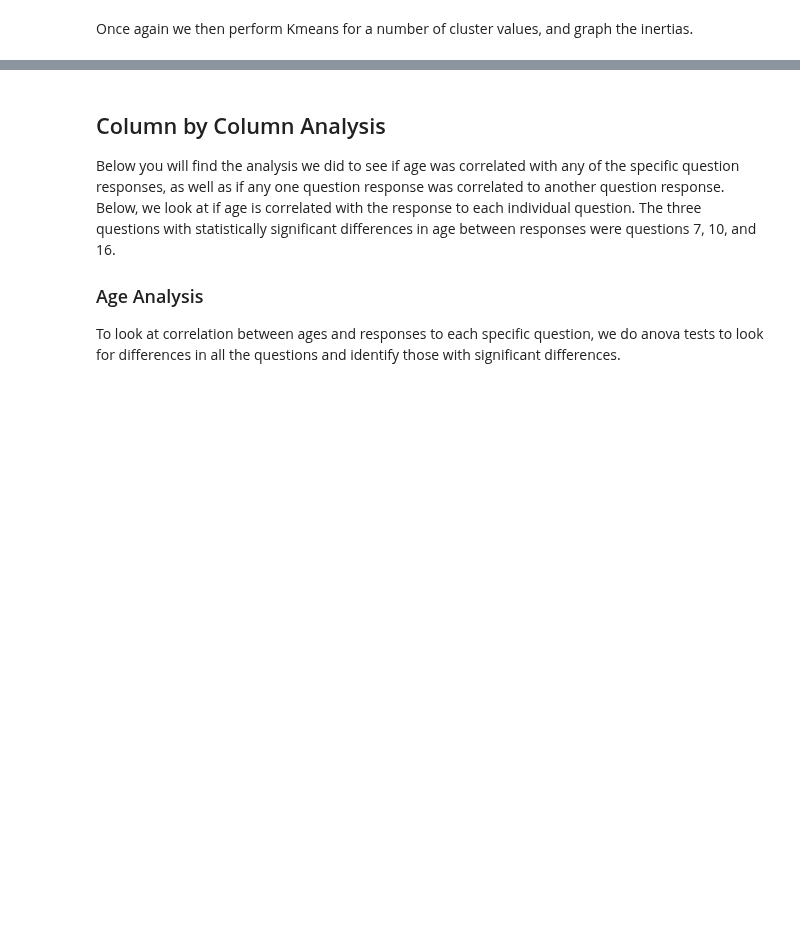
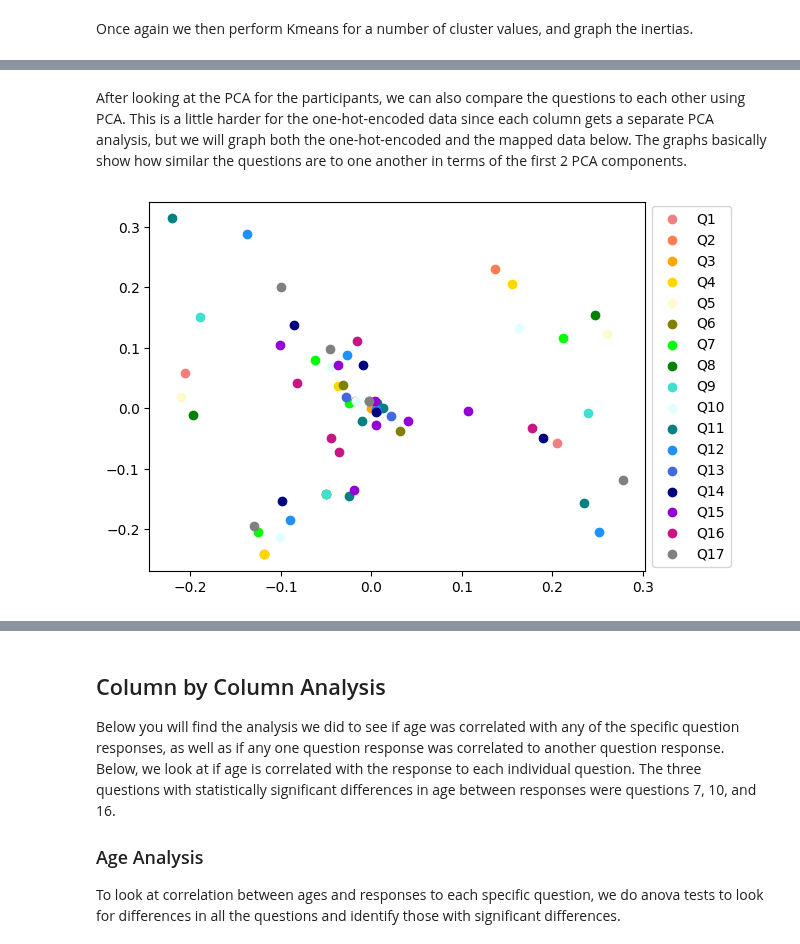
Before and after one commit to zstephe/zstephe.github.io, a Jupyter notebook: honorifics/clustering.ipynb, the cells around one changed output, grey strips where cells are left out. Drawn from its saved outputs; the diff is of its cells as text; code cells hidden in the pictures; blank space fills up the shorter version.

```diff
--- a/honorifics/clustering.ipynb
+++ b/honorifics/clustering.ipynb
@@ -325,0 +354,2 @@ totalImportance
+# %% [markdown]
+After looking at the PCA for the participants, we can also compare the questions to each other using PCA. This is a little harder for the one-hot-encoded data since each column gets a separate PCA analysis, but we will graph both the one-hot-encoded and the mapped data below. The graphs basically show how similar the questions are to one another in terms of the first 2 PCA components.
@@ -325,0 +402,23 @@ totalImportance
+# %%
+# now we look at the questions against each other
+l = [2,3,1,3,3,2,4,3,3,4,6,6,3,5,7,5,5]
+pca.fit(encoded)
+
+# run this one if you want to see each col of each question a different shade
+'''index = 0
+for i in range(17):
+    for j in range(l[i]):
+        plt.scatter(pca.components_[0][index],pca.components_[1][index],label=qcols[i],color=cmap2[i])
+        index += 1
+plt.legend(loc='center left', bbox_to_anchor=(1, 0.5))
+plt.show()'''
+
+# run this one for each col of each question the same color
+index = 0
+for i in range(17):
+    plt.scatter(pca.components_[0][index:index+l[i]],pca.components_[1][index:index+l[i]],label=qcols[i],color=cmap2[i])
+    index += l[i]
+plt.legend(loc='center left', bbox_to_anchor=(1, 0.5))
+plt.show()
+# %% [output]
+[figure, added]
```
Also changed, not shown: parts of 34 cells of this notebook, 1 other file.
